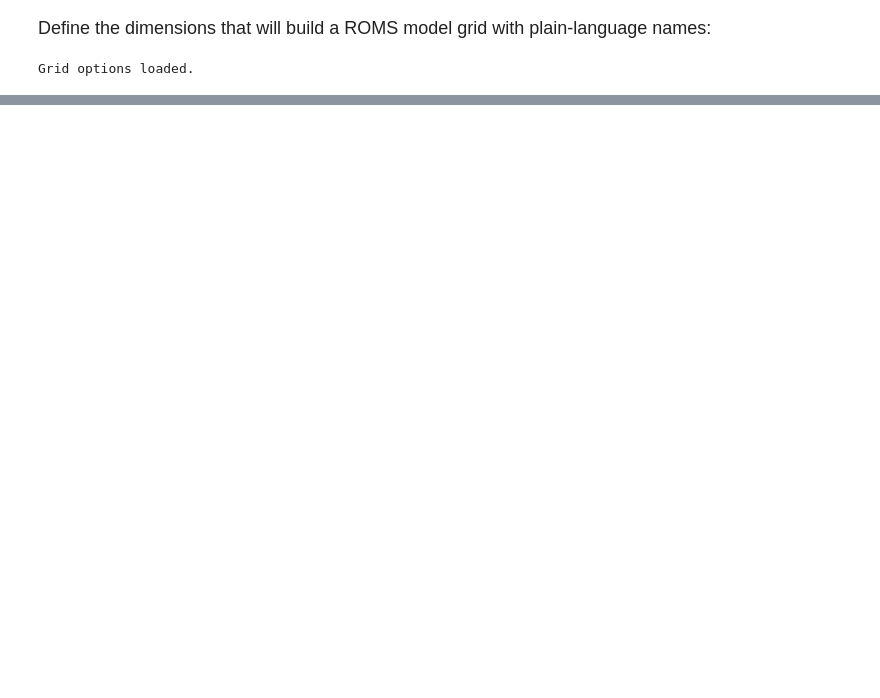
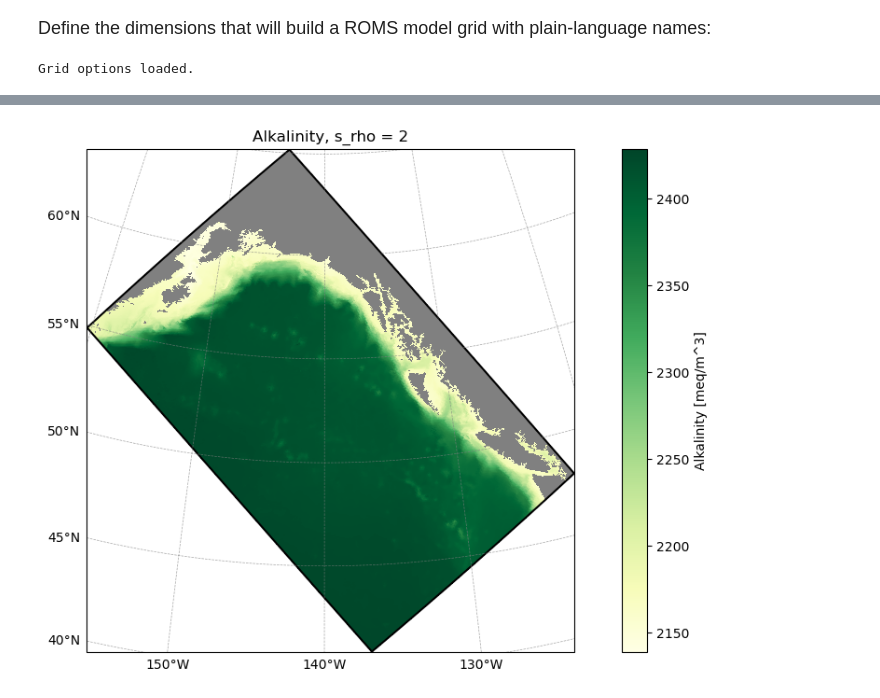
Before and after one commit to CWorthy-ocean/CWorthy-Demo, a Jupyter notebook: C-Star-Introduction.ipynb, the cells around one changed output, grey strips where cells are left out. Saved outputs shown, nothing was run; the diff lists cells and outputs as text; code cells hidden in the pictures; blank space fills up the shorter version.

```diff
--- a/C-Star-Introduction.ipynb
+++ b/C-Star-Introduction.ipynb
@@ -160,0 +318,10 @@ ocn_inner.configure_build(
+# %%
+import cstar.execution.handler as handler
+
+ocn.build()
+# perform partitioning
+ocn.pre_run()
+
+# run the model
+exec_handler = ocn.run()
+print(exec_handler)
@@ -160,0 +351,18 @@ ocn_inner.configure_build(
+# %%
+from roms_tools import Grid, ROMSOutput
+import pandas as pd
+import os
+
+run = "/Users/blsaenz/cson-forge-data/cson-forge-run/cson_roms-marbl_v0.1_Gulf_of_Alaska_8procs_20100101-20100105"
+
+
+#grid = Grid.from_file(os.path.join(run,"input","input_datasets","cson_roms-marbl_v0_1_Gulf_of_Alaska_8procs_grid.nc"))
+roms_output = ROMSOutput(
+    grid=ocn.grid,
+    path=[ os.path.join(run,'joined_output','output_rst.20100104000000.nc'),
+    ])
+
+time_index = pd.DatetimeIndex(roms_output.ds.time.values)
+print('First, Last output times: ',time_index[0],time_index[-1])
+roms_output.plot("ALK", time=1, s=2)
+# %% [output]
@@ -160,0 +370 @@ ocn_inner.configure_build(
+[figure, added]
```
Also changed, not shown: parts of 17 cells of this notebook, 3 other files.
